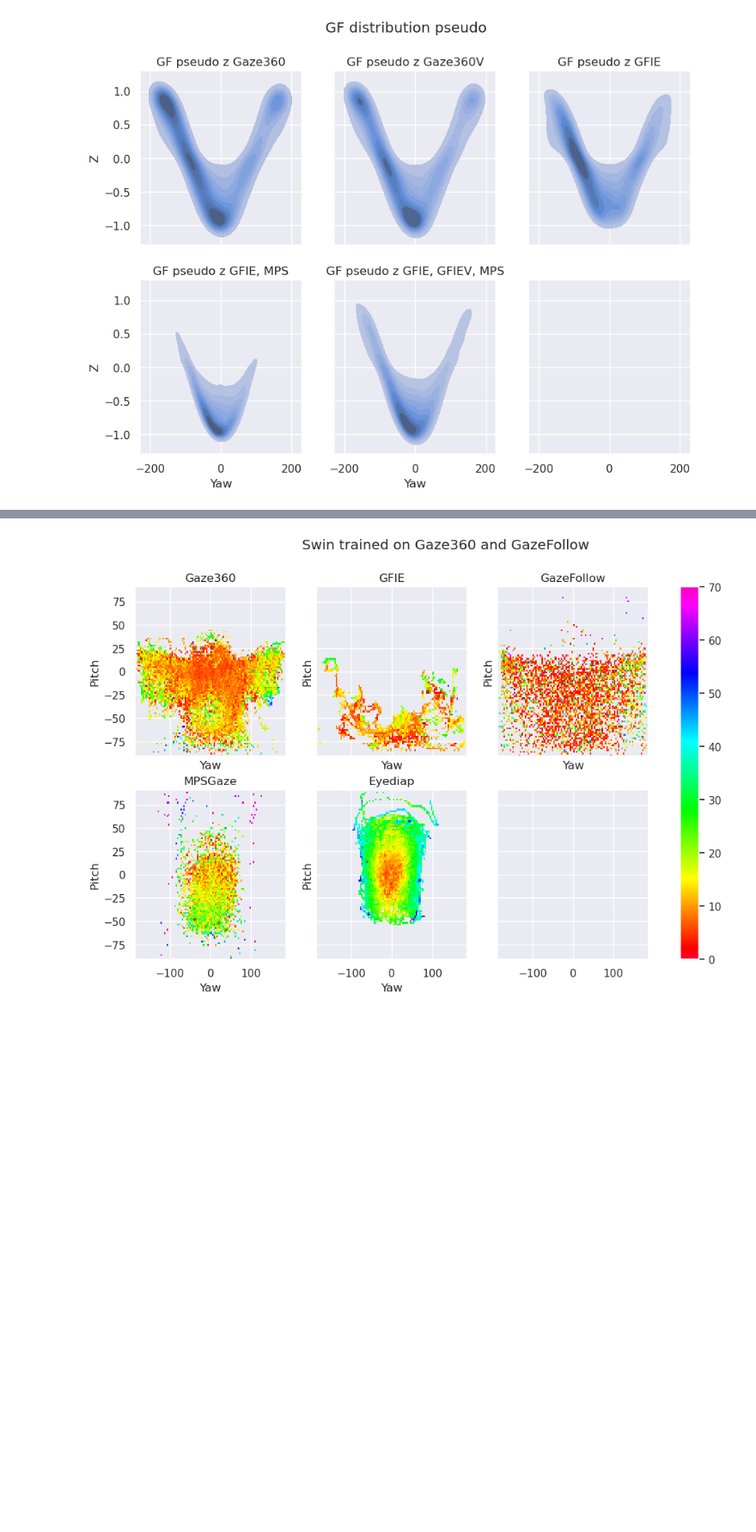
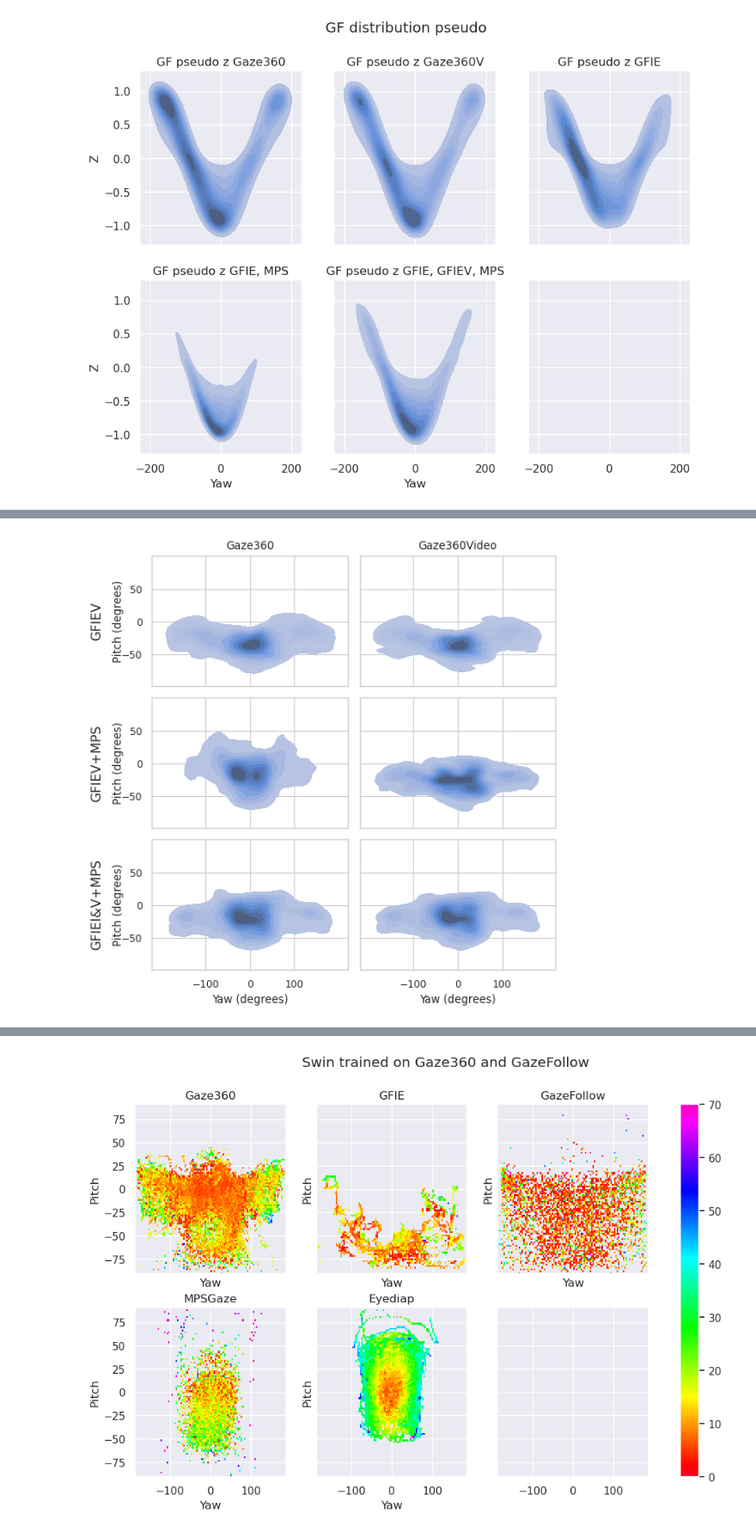
Before and after one commit to Vuillecard/gaze_pretrain, a Jupyter notebook: notebooks/dataset_explo.ipynb, the cells around one changed output, grey strips where cells are left out. Shown at 86% size. Cells and saved outputs as stored; diff of their text form; code cells hidden in the pictures; blank space fills up the shorter version.

```diff
--- a/notebooks/dataset_explo.ipynb
+++ b/notebooks/dataset_explo.ipynb
@@ -487,0 +652,4 @@ ValueError: Could not interpret value `Z` for parameter `y`
+# %%
+plot_gaze_distribution_KDE()
+# %% [output]
+[figure, added]
```
Also changed, not shown: parts of 5 cells of this notebook, 7 other files.
